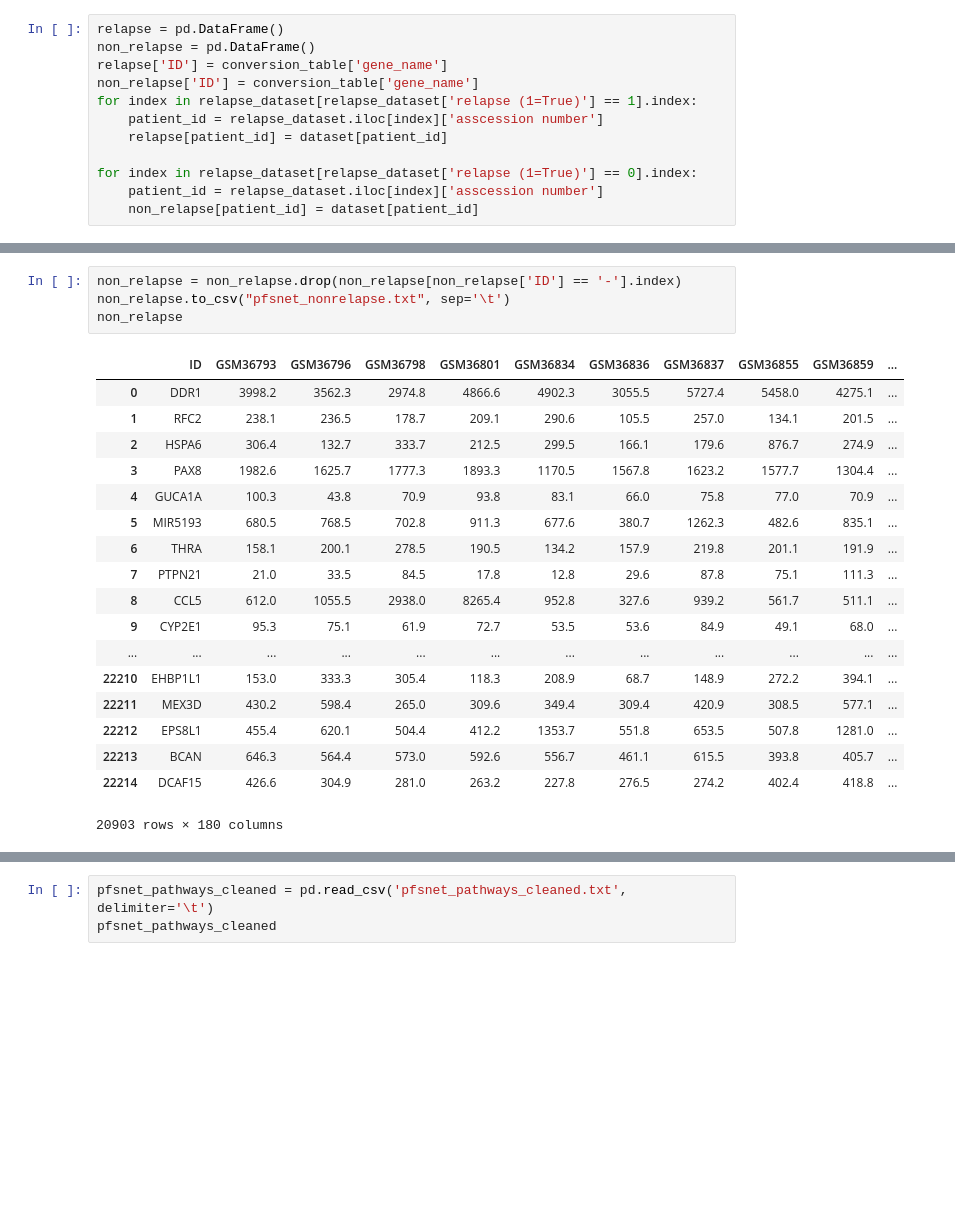
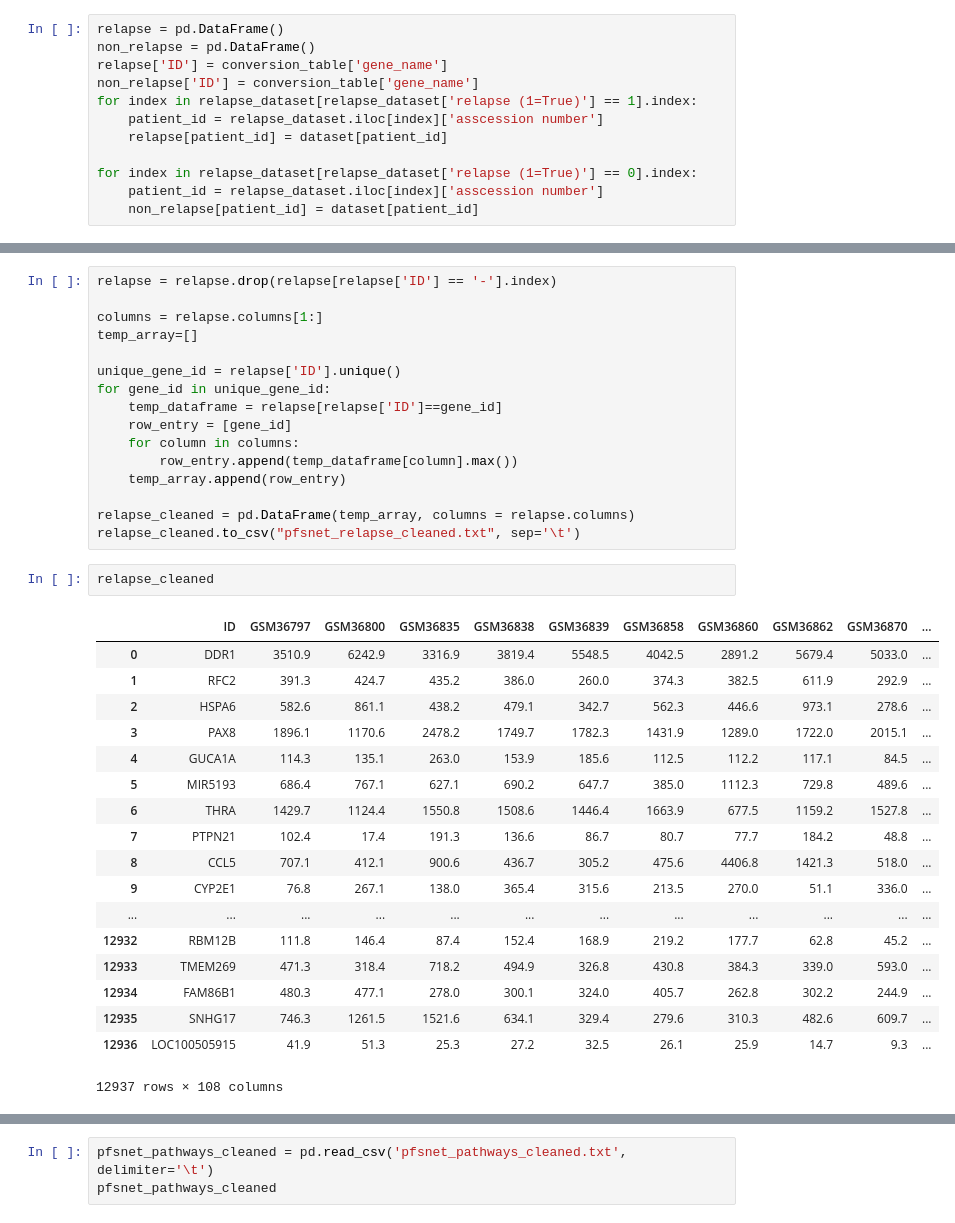
Before and after one commit to pawelkostek1/breast_cancer_relapse_classifier, a Jupyter notebook: Bioinformatics Project.ipynb, the cells around one changed output, grey strips where cells are left out. Saved outputs shown, nothing was run; the diff lists cells and outputs as text; blank space fills up the shorter version.

Commit message:
Cleaned relape/non-relapse data.

```diff
--- a/Bioinformatics Project.ipynb
+++ b/Bioinformatics Project.ipynb
@@ -258,23 +214,37 @@ relapse.(['ID'])
-# %%
-non_relapse = non_relapse.drop(non_relapse[non_relapse['ID'] == '-'].index)
-non_relapse.to_csv("pfsnet_nonrelapse.txt", sep='\t')
-non_relapse
-# %% [output]
-|  | ID | GSM36793 | GSM36796 | GSM36798 | GSM36801 | GSM36834 | GSM36836 | GSM36837 | GSM36855 | GSM36859 | ... |
-| 0 | DDR1 | 3998.2 | 3562.3 | 2974.8 | 4866.6 | 4902.3 | 3055.5 | 5727.4 | 5458.0 | 4275.1 | ... |
-| 1 | RFC2 | 238.1 | 236.5 | 178.7 | 209.1 | 290.6 | 105.5 | 257.0 | 134.1 | 201.5 | ... |
-| 2 | HSPA6 | 306.4 | 132.7 | 333.7 | 212.5 | 299.5 | 166.1 | 179.6 | 876.7 | 274.9 | ... |
-| 3 | PAX8 | 1982.6 | 1625.7 | 1777.3 | 1893.3 | 1170.5 | 1567.8 | 1623.2 | 1577.7 | 1304.4 | ... |
-| 4 | GUCA1A | 100.3 | 43.8 | 70.9 | 93.8 | 83.1 | 66.0 | 75.8 | 77.0 | 70.9 | ... |
-| 5 | MIR5193 | 680.5 | 768.5 | 702.8 | 911.3 | 677.6 | 380.7 | 1262.3 | 482.6 | 835.1 | ... |
-| 6 | THRA | 158.1 | 200.1 | 278.5 | 190.5 | 134.2 | 157.9 | 219.8 | 201.1 | 191.9 | ... |
-| 7 | PTPN21 | 21.0 | 33.5 | 84.5 | 17.8 | 12.8 | 29.6 | 87.8 | 75.1 | 111.3 | ... |
-| 8 | CCL5 | 612.0 | 1055.5 | 2938.0 | 8265.4 | 952.8 | 327.6 | 939.2 | 561.7 | 511.1 | ... |
-| 9 | CYP2E1 | 95.3 | 75.1 | 61.9 | 72.7 | 53.5 | 53.6 | 84.9 | 49.1 | 68.0 | ... |
-| ... | ... | ... | ... | ... | ... | ... | ... | ... | ... | ... | ... |
-| 22210 | EHBP1L1 | 153.0 | 333.3 | 305.4 | 118.3 | 208.9 | 68.7 | 148.9 | 272.2 | 394.1 | ... |
-| 22211 | MEX3D | 430.2 | 598.4 | 265.0 | 309.6 | 349.4 | 309.4 | 420.9 | 308.5 | 577.1 | ... |
-| 22212 | EPS8L1 | 455.4 | 620.1 | 504.4 | 412.2 | 1353.7 | 551.8 | 653.5 | 507.8 | 1281.0 | ... |
-| 22213 | BCAN | 646.3 | 564.4 | 573.0 | 592.6 | 556.7 | 461.1 | 615.5 | 393.8 | 405.7 | ... |
-| 22214 | DCAF15 | 426.6 | 304.9 | 281.0 | 263.2 | 227.8 | 276.5 | 274.2 | 402.4 | 418.8 | ... |
-20903 rows × 180 columns
+# %%
+relapse = relapse.drop(relapse[relapse['ID'] == '-'].index)
+
+columns = relapse.columns[1:]
+temp_array=[]
+
+unique_gene_id = relapse['ID'].unique()
+for gene_id in unique_gene_id:
+    temp_dataframe = relapse[relapse['ID']==gene_id]
+    row_entry = [gene_id]
+    for column in columns:
+        row_entry.append(temp_dataframe[column].max())
+    temp_array.append(row_entry)
+
+relapse_cleaned = pd.DataFrame(temp_array, columns = relapse.columns)
+relapse_cleaned.to_csv("pfsnet_relapse_cleaned.txt", sep='\t')
+# %%
+relapse_cleaned
+# %% [output]
+|  | ID | GSM36797 | GSM36800 | GSM36835 | GSM36838 | GSM36839 | GSM36858 | GSM36860 | GSM36862 | GSM36870 | ... |
+| 0 | DDR1 | 3510.9 | 6242.9 | 3316.9 | 3819.4 | 5548.5 | 4042.5 | 2891.2 | 5679.4 | 5033.0 | ... |
+| 1 | RFC2 | 391.3 | 424.7 | 435.2 | 386.0 | 260.0 | 374.3 | 382.5 | 611.9 | 292.9 | ... |
+| 2 | HSPA6 | 582.6 | 861.1 | 438.2 | 479.1 | 342.7 | 562.3 | 446.6 | 973.1 | 278.6 | ... |
+| 3 | PAX8 | 1896.1 | 1170.6 | 2478.2 | 1749.7 | 1782.3 | 1431.9 | 1289.0 | 1722.0 | 2015.1 | ... |
+| 4 | GUCA1A | 114.3 | 135.1 | 263.0 | 153.9 | 185.6 | 112.5 | 112.2 | 117.1 | 84.5 | ... |
+| 5 | MIR5193 | 686.4 | 767.1 | 627.1 | 690.2 | 647.7 | 385.0 | 1112.3 | 729.8 | 489.6 | ... |
+| 6 | THRA | 1429.7 | 1124.4 | 1550.8 | 1508.6 | 1446.4 | 1663.9 | 677.5 | 1159.2 | 1527.8 | ... |
+| 7 | PTPN21 | 102.4 | 17.4 | 191.3 | 136.6 | 86.7 | 80.7 | 77.7 | 184.2 | 48.8 | ... |
+| 8 | CCL5 | 707.1 | 412.1 | 900.6 | 436.7 | 305.2 | 475.6 | 4406.8 | 1421.3 | 518.0 | ... |
+| 9 | CYP2E1 | 76.8 | 267.1 | 138.0 | 365.4 | 315.6 | 213.5 | 270.0 | 51.1 | 336.0 | ... |
+| ... | ... | ... | ... | ... | ... | ... | ... | ... | ... | ... | ... |
+| 12932 | RBM12B | 111.8 | 146.4 | 87.4 | 152.4 | 168.9 | 219.2 | 177.7 | 62.8 | 45.2 | ... |
+| 12933 | TMEM269 | 471.3 | 318.4 | 718.2 | 494.9 | 326.8 | 430.8 | 384.3 | 339.0 | 593.0 | ... |
+| 12934 | FAM86B1 | 480.3 | 477.1 | 278.0 | 300.1 | 324.0 | 405.7 | 262.8 | 302.2 | 244.9 | ... |
+| 12935 | SNHG17 | 746.3 | 1261.5 | 1521.6 | 634.1 | 329.4 | 279.6 | 310.3 | 482.6 | 609.7 | ... |
+| 12936 | LOC100505915 | 41.9 | 51.3 | 25.3 | 27.2 | 32.5 | 26.1 | 25.9 | 14.7 | 9.3 | ... |
+12937 rows × 108 columns
```
Also changed, not shown: parts of 4 cells of this notebook, 7 other files.
